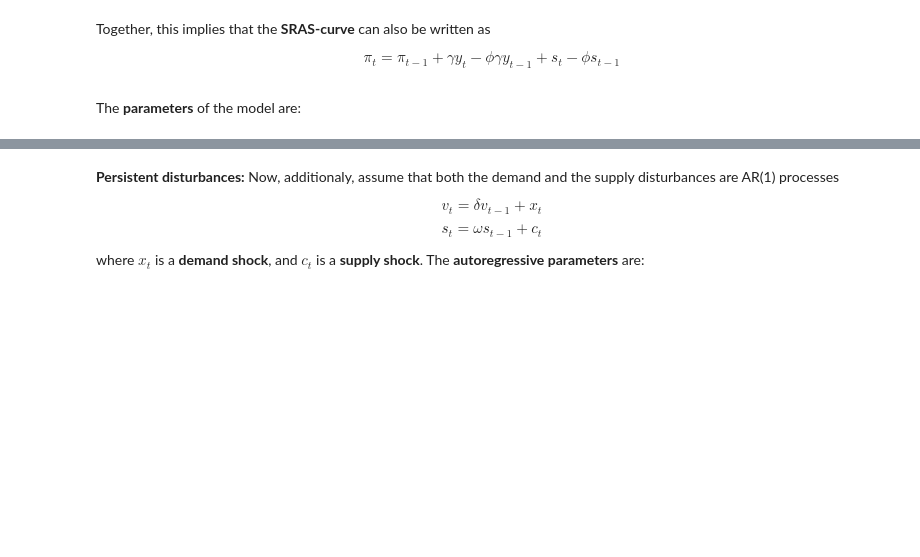
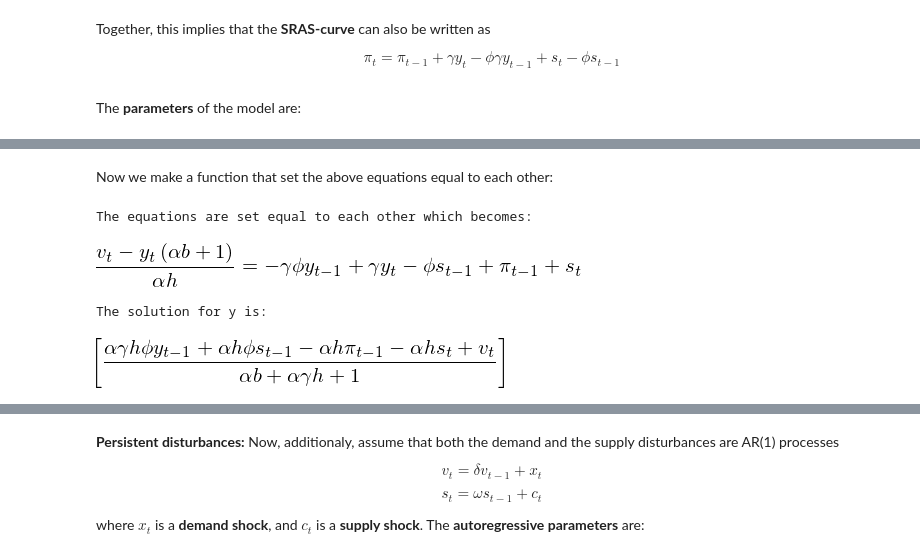
Before and after one commit to NumEconCopenhagen/projects-2019-adu, a Jupyter notebook: examproject/exam_2019.ipynb, the cells around one changed output, grey strips where cells are left out. Saved outputs shown, nothing was run; the diff lists cells and outputs as text; code cells hidden in the pictures; blank space fills up the shorter version.

```diff
--- a/examproject/exam_2019.ipynb
+++ b/examproject/exam_2019.ipynb
@@ -309,0 +352,20 @@ par['gamma'] = 0.075
+# %% [markdown]
+Now we make a function that set the above equations equal to each other:
+# %%
+# AD = SRAS
+ADSRAS = sm.Eq((1/(h*alpha)*(v-(1+b*alpha)*y)),pi_lag + gamma*y - phi*gamma*y_lag + s - phi*s_lag)
+print('The equations are set equal to each other which becomes:')
+print()
+display(ADSRAS)
+# %% [output]
+The equations are set equal to each other which becomes:
+[figure, added]
+# %%
+# Solve for y
+y_EQ = sm.solve(ADSRAS,y)
+print('The solution for y is:')
+print()
+display(y_EQ)
+# %% [output]
+The solution for y is:
+[figure, added]
```
Also changed, not shown: parts of 41 cells of this notebook, 2 other files.
